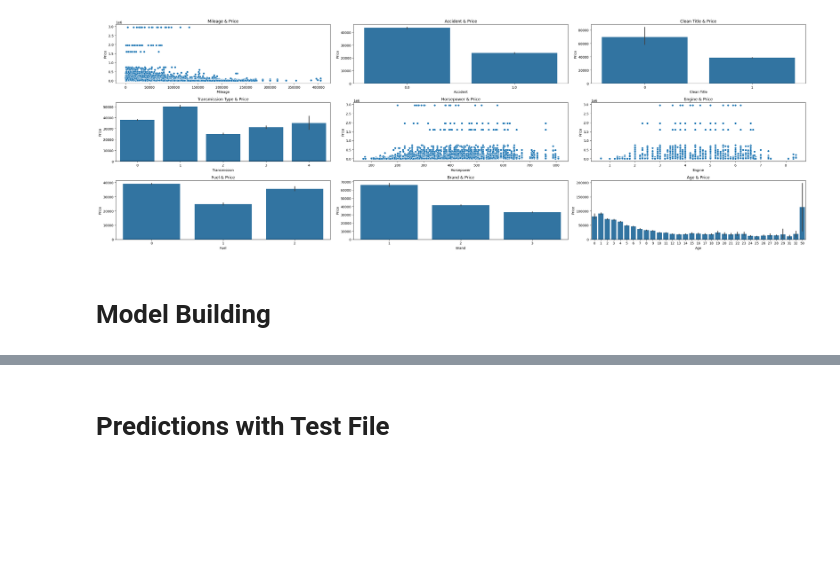
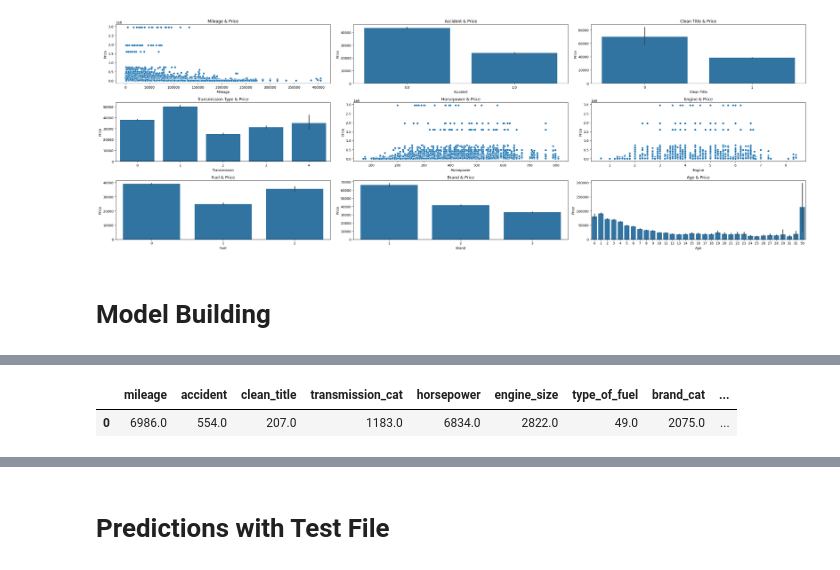
Before and after one commit to aneesakram/regression-of-used-car-prices, a Jupyter notebook: carPriceReg.ipynb, the cells around one changed output, grey strips where cells are left out. Drawn from its saved outputs; the diff is of its cells as text; code cells hidden in the pictures; blank space fills up the shorter version.

```diff
--- a/carPriceReg.ipynb
+++ b/carPriceReg.ipynb
@@ -491,3 +502,8 @@ xgb_model = xgb.train(
+# %%
+pd.DataFrame(xgb_model.get_score(importance_type='weight'), index=[0])
+# %% [output]
+|  | mileage | accident | clean_title | transmission_cat | horsepower | engine_size | type_of_fuel | brand_cat | ... |
+| 0 | 6986.0 | 554.0 | 207.0 | 1183.0 | 6834.0 | 2822.0 | 49.0 | 2075.0 | ... |
 # %%
 preds = xgb_model.predict(dtest_reg)
 
```
Also changed, not shown: parts of 6 cells of this notebook.
